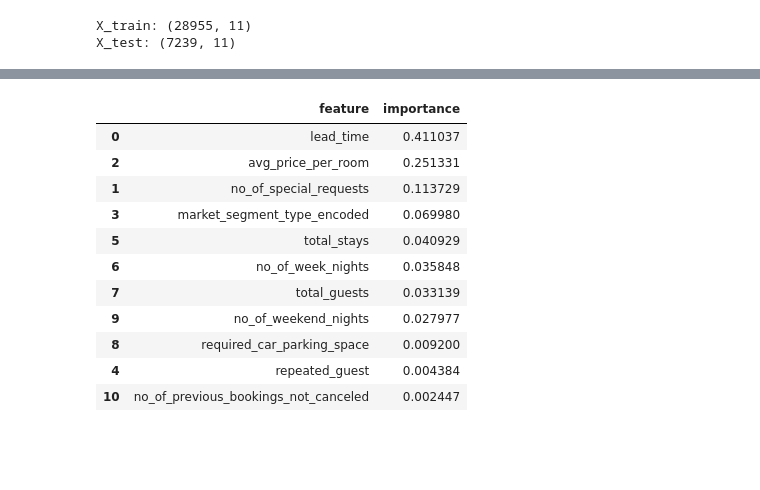
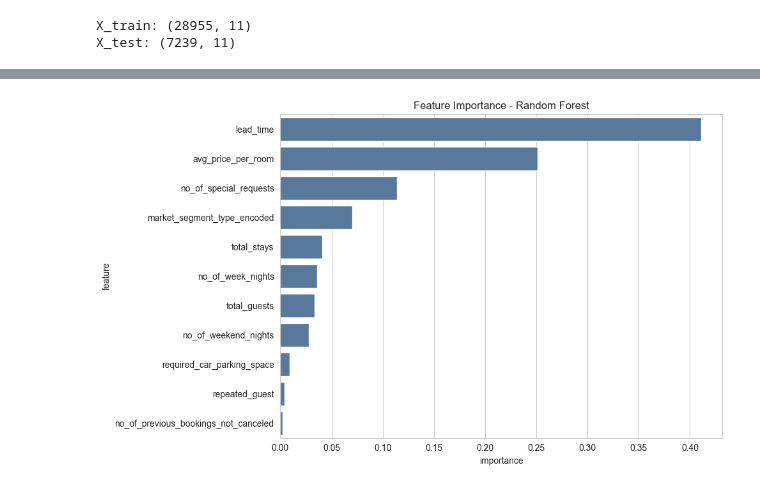
Before and after one commit to greyy004/HotelCancellationPrediction, a Jupyter notebook: train.ipynb, the cells around one changed output, grey strips where cells are left out. Cells and saved outputs as stored; diff of their text form; code cells hidden in the pictures; blank space fills up the shorter version.

```diff
--- a/train.ipynb
+++ b/train.ipynb
@@ -172,13 +73,26 @@ EUR_TO_NPR used: 171.0
 # %%
-# Target encoding
+# basic cleanup + feature creation
+
+data = data[data["no_of_children"] <= 3].copy()
+
+data["total_guests"] = data["no_of_adults"] + data["no_of_children"]
+data["total_stays"] = data["no_of_week_nights"] + data["no_of_weekend_nights"]
+
+data = data[data["total_stays"] > 0].copy()
+data.reset_index(drop=True, inplace=True)
+
+EUR_TO_NPR = 171.0
+data["avg_price_per_room"] = (data["avg_price_per_room"] * EUR_TO_NPR).round(2)
+
+# target column
 data["cancellation"] = data["booking_status"].map({"Not_Canceled": 0, "Canceled": 1})
 
-encoders = {}
-
+# encode market segment text to numbers
 segment_encoder = LabelEncoder()
 data["market_segment_type_encoded"] = segment_encoder.fit_transform(data["market_segment_type"].astype(str))
-encoders["market_segment_type"] = segment_encoder
+encoders = {"market_segment_type": segment_encoder}
 
+print("Rows after cleanup:", len(data))
 print("Segment classes:", list(segment_encoder.classes_))
 print("Cancellation ratio:")
 print(data["cancellation"].value_counts(normalize=True))
@@ -350,22 +261,19 @@ weighted avg       0.88      0.88      0.88      7239
 # %%
-importance_df = pd.DataFrame(
-    {
-        "feature": selected_features,
-        "importance": rf.feature_importances_,
-    }
-).sort_values(by="importance", ascending=False)
+importance_df = (
+    pd.DataFrame(
+        {
+            "feature": selected_features,
+            "importance": rf.feature_importances_,
+        }
+    )
+    .sort_values("importance", ascending=False)
+    .reset_index(drop=True)
+)
 
-importance_df
+plt.figure(figsize=(10, 6))
+sns.barplot(data=importance_df, x="importance", y="feature", color="#4C78A8")
+plt.title("Feature Importance - Random Forest")
+plt.tight_layout()
+plt.show()
 # %% [output]
-|  | feature | importance |
-| 0 | lead_time | 0.411037 |
-| 2 | avg_price_per_room | 0.251331 |
-| 1 | no_of_special_requests | 0.113729 |
-| 3 | market_segment_type_encoded | 0.069980 |
-| 5 | total_stays | 0.040929 |
-| 6 | no_of_week_nights | 0.035848 |
-| 7 | total_guests | 0.033139 |
-| 9 | no_of_weekend_nights | 0.027977 |
-| 8 | required_car_parking_space | 0.009200 |
-| 4 | repeated_guest | 0.004384 |
-| 10 | no_of_previous_bookings_not_canceled | 0.002447 |
+[figure, added]
```
Also changed, not shown: parts of 34 cells of this notebook, 45 other files.
